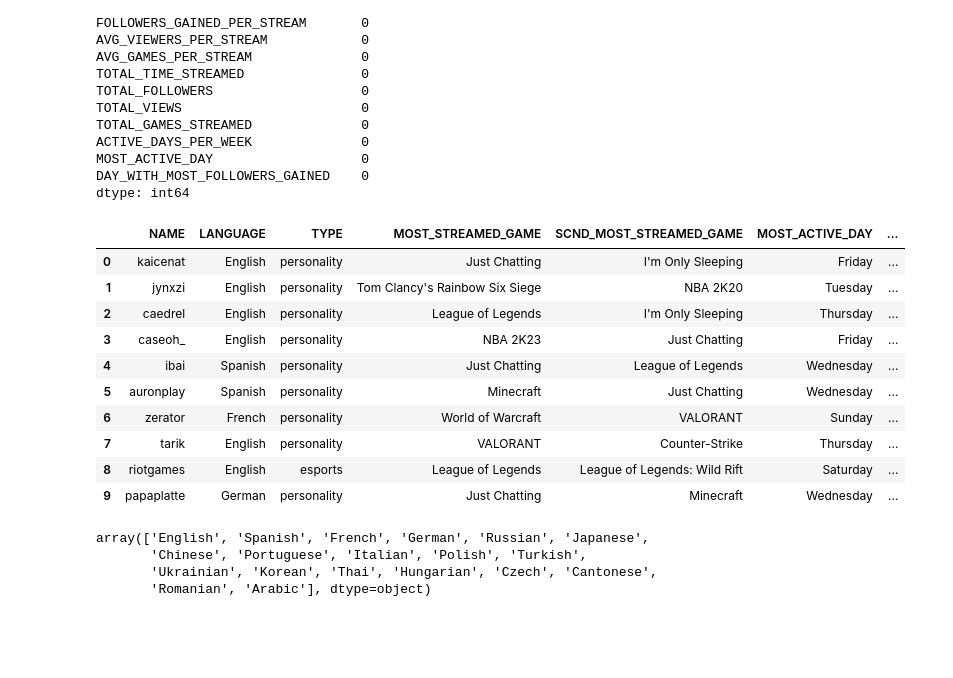
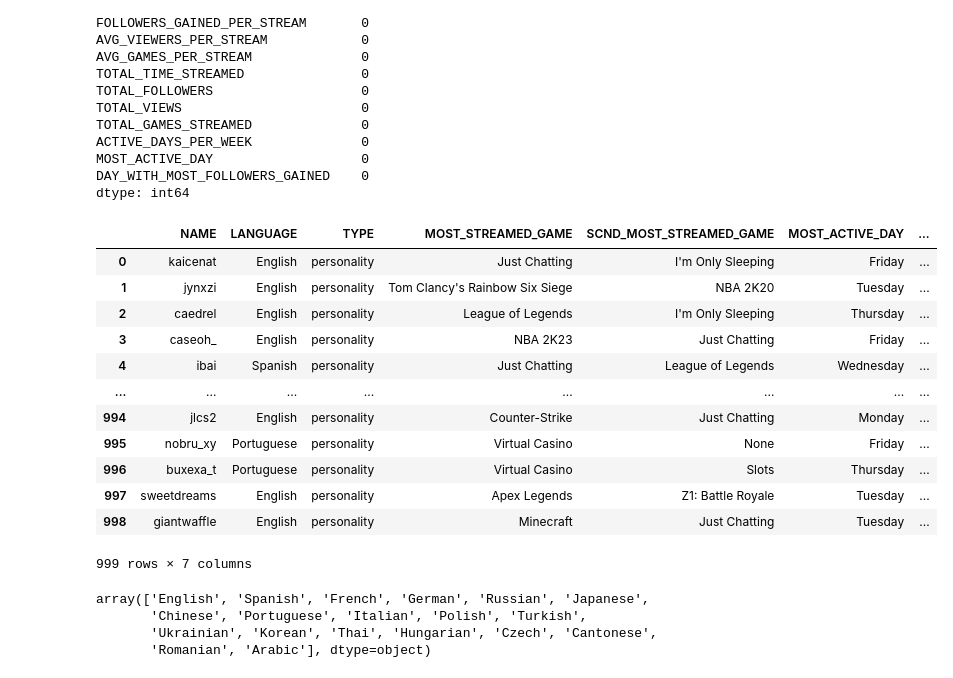
Before and after one commit to Mu5enna/Top1000TwitchStreamer_DataAnalysis, a Jupyter notebook: analysis.ipynb, the cells around one changed output. Cells and saved outputs as stored; diff of their text form; code cells hidden in the pictures; blank space fills up the shorter version.

```diff
--- a/analysis.ipynb
+++ b/analysis.ipynb
@@ -130,21 +131,24 @@ MOST_ACTIVE_DAY                   0
 DAY_WITH_MOST_FOLLOWERS_GAINED    0
 dtype: int64
 # %%
-df = pd.read_csv("/content/dataset.csv")
+df = pd.read_csv("dataset.csv")
 k_df = df.select_dtypes(include=["object"])
-k_df.head(10)
+k_df = k_df.fillna("None")
+k_df
 # %% [output]
 |  | NAME | LANGUAGE | TYPE | MOST_STREAMED_GAME | SCND_MOST_STREAMED_GAME | MOST_ACTIVE_DAY | ... |
 | 0 | kaicenat | English | personality | Just Chatting | I'm Only Sleeping | Friday | ... |
 | 1 | jynxzi | English | personality | Tom Clancy's Rainbow Six Siege | NBA 2K20 | Tuesday | ... |
 | 2 | caedrel | English | personality | League of Legends | I'm Only Sleeping | Thursday | ... |
 | 3 | caseoh_ | English | personality | NBA 2K23 | Just Chatting | Friday | ... |
 | 4 | ibai | Spanish | personality | Just Chatting | League of Legends | Wednesday | ... |
-| 5 | auronplay | Spanish | personality | Minecraft | Just Chatting | Wednesday | ... |
-| 6 | zerator | French | personality | World of Warcraft | VALORANT | Sunday | ... |
-| 7 | tarik | English | personality | VALORANT | Counter-Strike | Thursday | ... |
-| 8 | riotgames | English | esports | League of Legends | League of Legends: Wild Rift | Saturday | ... |
-| 9 | papaplatte | German | personality | Just Chatting | Minecraft | Wednesday | ... |
+| ... | ... | ... | ... | ... | ... | ... | ... |
+| 994 | jlcs2 | English | personality | Counter-Strike | Just Chatting | Monday | ... |
+| 995 | nobru_xy | Portuguese | personality | Virtual Casino | None | Friday | ... |
+| 996 | buxexa_t | Portuguese | personality | Virtual Casino | Slots | Thursday | ... |
+| 997 | sweetdreams | English | personality | Apex Legends | Z1: Battle Royale | Tuesday | ... |
+| 998 | giantwaffle | English | personality | Minecraft | Just Chatting | Tuesday | ... |
+999 rows × 7 columns
 # %%
 k_df.LANGUAGE.unique()
 # %% [output]
```
Also changed, not shown: parts of 15 cells of this notebook, 3 other files.
